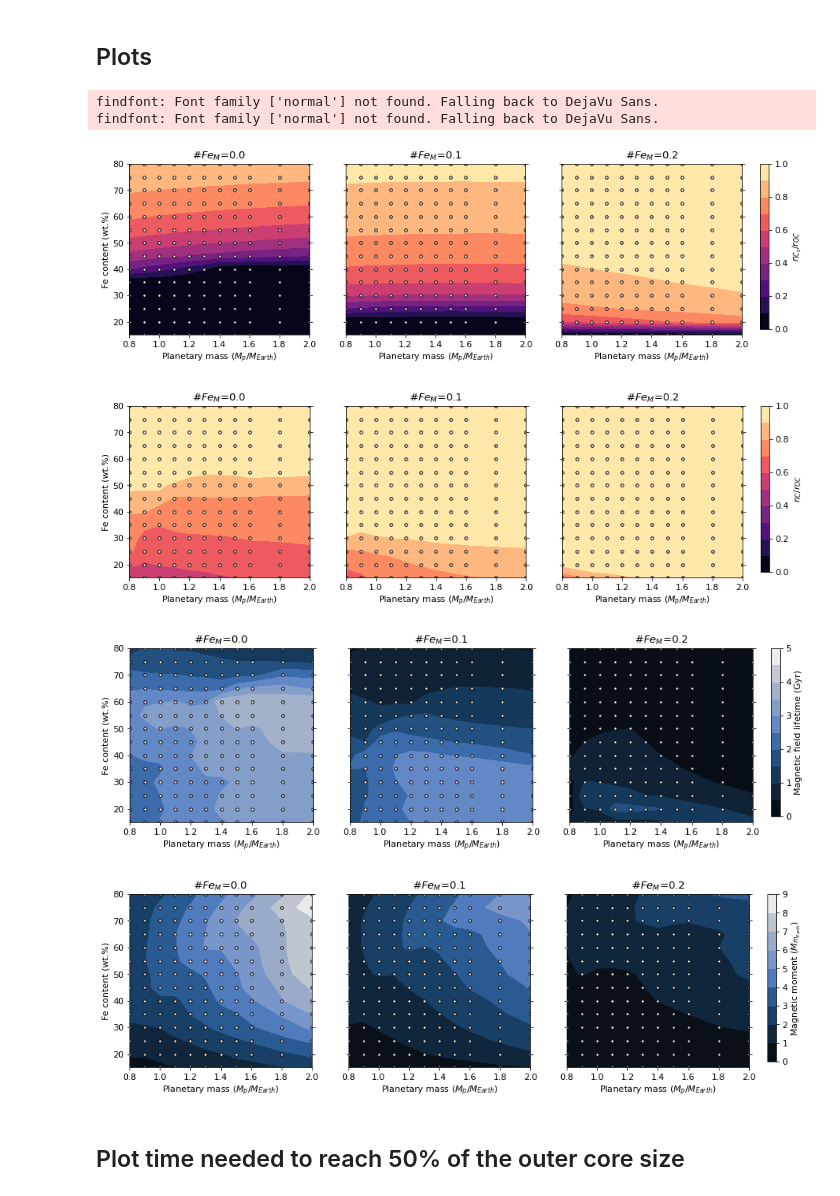
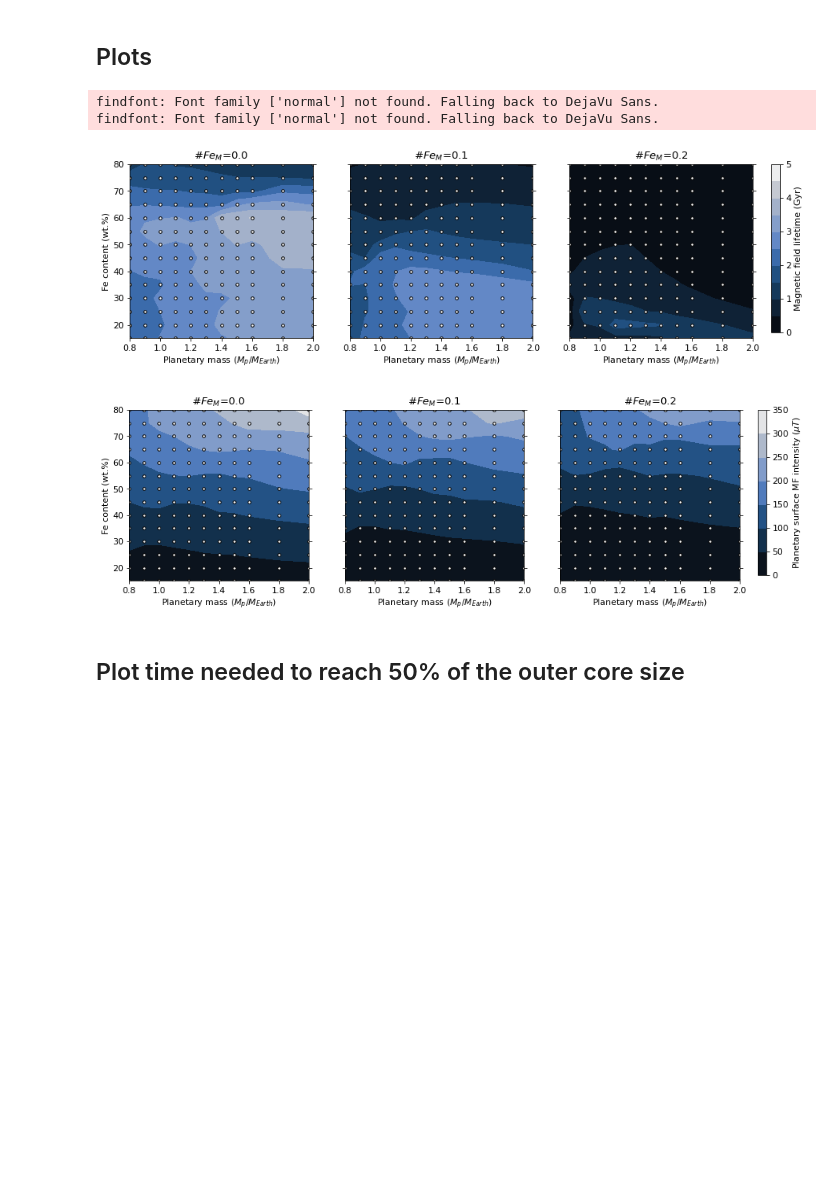
Before and after one commit to irenebonati/exo-cores, a Jupyter notebook: Planets_Evolution.ipynb, the cells around one changed output. Saved outputs shown, nothing was run; the diff lists cells and outputs as text; code cells hidden in the pictures; blank space fills up the shorter version.

```diff
--- a/Planets_Evolution.ipynb
+++ b/Planets_Evolution.ipynb
@@ -47,8 +49,8 @@ bamako_r = reverse_colourmap(bamako)
 # %% [markdown]
 ## Look at one case with a given planetary mass, bulk and mantle iron content, and light element fraction
 # %%
-Mp  = 1.0
-XFe = 80.
+Mp  = 2.0
+XFe = 75.
 FeM = 0.
 S = 0.1
 
@@ -119,6 +124,7 @@ r_IC_end = np.zeros((len(Fe),len(Masses)*len(Fe_mantle)))
 r_IC_beginning = np.zeros_like(r_IC_end)
 MF_lifetime = np.zeros_like(r_IC_end)
 MF_strength = np.zeros_like(r_IC_end)
+MF_surface = np.zeros_like(r_IC_end)
 tIC_80 = np.zeros_like(r_IC_end)
 r_OC = np.zeros_like(r_IC_end)
 
@@ -142,6 +148,8 @@ for m,iron_mantle in enumerate(Fe_mantle):
             #print (evo.t_mf)
             tIC_80[j,i+m*len(Masses)] = evo.t_80/1e9
             MF_strength[j,i+m*len(Masses)] = np.max(evo.M_ratio)
+            MF_surface[j,i+m*len(Masses)] = np.max(evo.Bs*1e6)
+            print (MF_surface[j,i+m*len(Masses)])
 # %% [output]
 0.8 15 0.0 0.0
 The magnetic field lifetime is 1.97 billion years.
@@ -168,6 +176,7 @@ levels_ICMF = np.linspace(0, 1, 11)
 levels_MF = np.linspace(0, 5, 11)
 levels_rIC08 = np.linspace(0,5,6)
 levels_MFstr = np.linspace(0,9,10)
+levels_MFsurf = np.linspace(0,350,8)
 size = 13
 
 font = {'family' : 'normal',
@@ -189,15 +198,17 @@ def plot_contourf(X,Y,arr,Masses,Fe,Fe_mantle,levels,plots_folder,colormap=plt.c
             ax[i].set_ylabel("")
         else:
             ax[i].set_ylabel("Fe content (wt.%)")
-        #ax[i].set_title('#$Fe_M$={}'.format(Fe_mantle[i]*1e-2))
-        ax[i].set_title('$X_S$={}%'.format(Fe_mantle[i]*1e2))
+        ax[i].set_title('#$Fe_M$={}'.format(Fe_mantle[i]*1e-2))
+        #ax[i].set_title('$X_0$={}%'.format(Fe_mantle[i]*1e2))
         ax[i].yaxis.set_ticks_position('both')
         ax[i].set_xlabel("Planetary mass ($M_{p}/M_{Earth}$)")
         ax[i].set_xlim([0.8,2.0])
         ax[i].set_ylim([15,80])
     fig.subplots_adjust(right=0.8)
     cbar_ax = fig.add_axes([0.82, 0.15, 0.01, 0.73])
+    #v = np.linspace(5, 205, 3, endpoint=True)
     cb = fig.colorbar(sc, cax=cbar_ax)
+    #cb = fig.colorbar(sc, cax=cbar_ax,ticks=v)
     cb.set_label(clabel)
     plt.savefig(plots_folder + figname, bbox_inches="tight")
     plt.show()
@@ -285,20 +296,21 @@ def plot_evolution(nplot,Masses,Fe,arr,yl,figsize=[10,4],leg=(0.98, 0.98),yltop=
 ## Plots
 # %%
 #plot_contourf(M,F,r_IC_beginning,Masses,Fe,Fe_mantle,levels_rIC,plots_folder,colormap=plt.cm.magma,clabel="ICB radius (km)",figname="r_IC0_FeM.pdf")
-plot_contourf(M,F,r_IC_beginning/r_OC,Masses,Fe,Fe_mantle,levels_ICMF,plots_folder,colormap=plt.cm.magma,clabel="$r_{IC_{0}}$/$r_{OC}$",figname="ICMF0_FeM.pdf")
+#plot_contourf(M,F,r_IC_beginning/r_OC,Masses,Fe,Fe_mantle,levels_ICMF,plots_folder,colormap=plt.cm.magma,clabel="$r_{IC_{0}}$/$r_{OC}$",figname="ICMF0_FeM.pdf")
 
-plot_contourf(M,F,r_IC_end/r_OC,Masses,Fe,Fe_mantle,levels_ICMF,plots_folder,colormap=plt.cm.magma,clabel="$r_{IC}$/$r_{OC}$",figname="ICMF_FeM.pdf")
+#plot_contourf(M,F,r_IC_end/r_OC,Masses,Fe,Fe_mantle,levels_ICMF,plots_folder,colormap=plt.cm.magma,clabel="$r_{IC}$/$r_{OC}$",figname="ICMF_FeM.pdf")
 
 plot_contourf(M,F,MF_lifetime,Masses,Fe,Fe_mantle,levels_MF,plots_folder,colormap=oslo,clabel="Magnetic field lifetime (Gyr)",figname="MF_lifetime_FeM.pdf")
 
-plot_contourf(M,F,MF_strength,Masses,Fe,Fe_mantle,levels_MFstr,plots_folder,colormap=oslo,clabel="Magnetic moment ($M_{m_{Earth}}$)",figname="MM.pdf")
+#plot_contourf(M,F,MF_strength,Masses,Fe,Fe_mantle,levels_MFstr,plots_folder,colormap=oslo,clabel="Magnetic moment ($M_{m_{Earth}}$)",figname="MM.pdf")
+
+# Surface strength
+plot_contourf(M,F,MF_surface,Masses,Fe,Fe_mantle,levels_MFsurf,plots_folder,colormap=oslo,clabel="Planetary surface MF intensity ($\mu T$)",figname="M_surf.pdf")
 # %% [output]
 findfont: Font family ['normal'] not found. Falling back to DejaVu Sans.
 findfont: Font family ['normal'] not found. Falling back to DejaVu Sans.
-[figure, old version]
+[figure, new version]
-[figure, old version]
+[figure, new version]
-[figure, removed]
-[figure, removed]
 # %% [markdown]
 ## Plot time needed to reach 50% of the outer core size
 # %%
```
Also changed, not shown: parts of 13 cells of this notebook, 4 other files.
